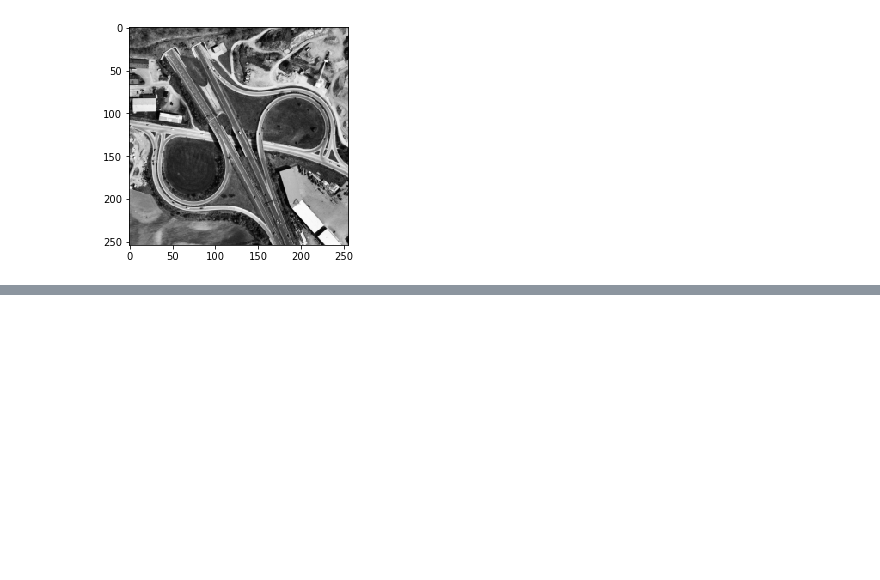
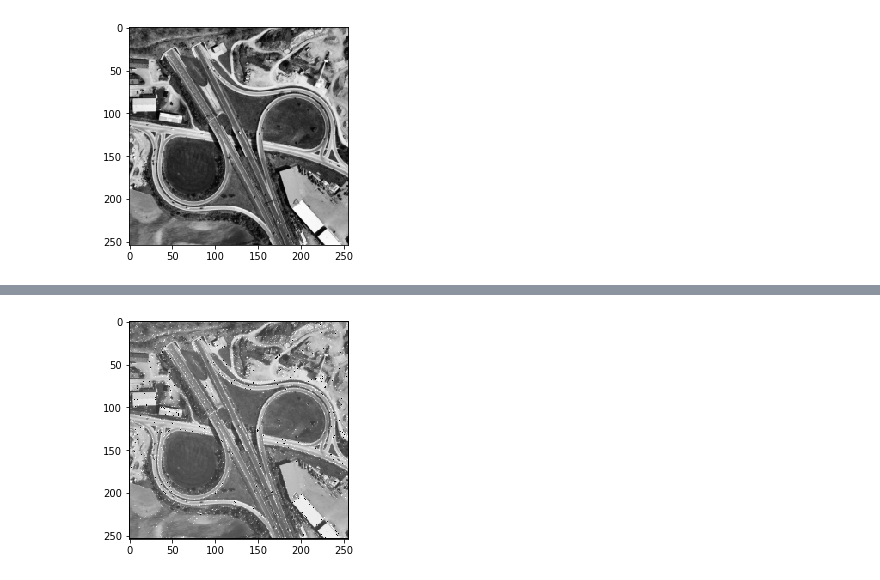
Before and after one commit to BHernandez18/Laboratorios---Procesamiento-de-Imagenes, a Jupyter notebook: Laboratorio 2 - Convolución y Filtros/Laboratorio 2.ipynb, the cells around one changed output, grey strips where cells are left out. Drawn from its saved outputs; the diff is of its cells as text; code cells hidden in the pictures; blank space fills up the shorter version.

```diff
--- a/Laboratorio 2 - Convolución y Filtros/Laboratorio 2.ipynb
+++ b/Laboratorio 2 - Convolución y Filtros/Laboratorio 2.ipynb
@@ -105,0 +180,10 @@ plt.imshow(image[0:100, 0:100])
+# %%
+im2 = anisodiff(image, 500, 0.15, 0.15)
+pyp.figure('Image AFTER Perona-Malik anisotropic diffusion')
+pyp.imshow(im2, cmap='gray')
+pyp.axis('on')
+
+
+pyp.show() #Display image
+# %% [output]
+[figure, added]
```
Also changed, not shown: parts of 9 cells of this notebook, 1 other file.
